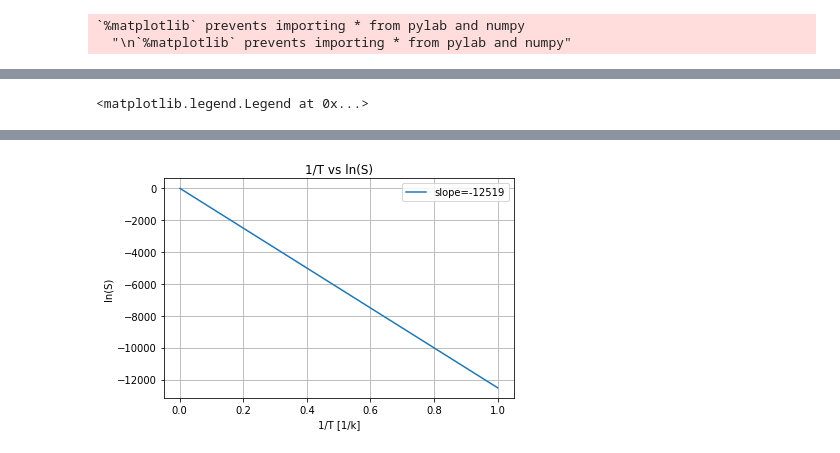
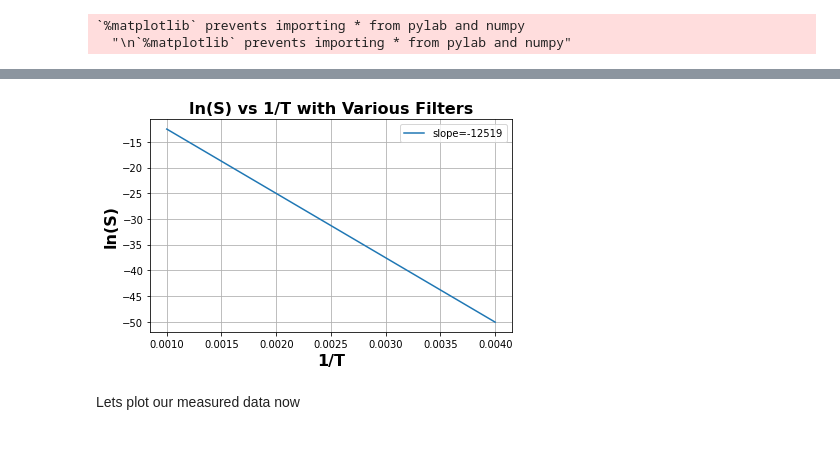
Before and after one commit to AndrewCrossman/PHYS646, a Jupyter notebook: Phys646_BlackBody_Radiation.ipynb, the cells around one changed output, grey strips where cells are left out. Cells and saved outputs as stored; diff of their text form; code cells hidden in the pictures.

```diff
--- a/Phys646_BlackBody_Radiation.ipynb
+++ b/Phys646_BlackBody_Radiation.ipynb
@@ -18,7 +20,7 @@ c = 3*10**8
 l = 1150*10**(-9)
 k = 1.380649*10**(-23)
 # %%
-temps = np.linspace(1,1000,50)
+temps = np.linspace(250,1000,50)
 dtemps = 1/temps
 print(dtemps)
 # %% [output]
@@ -43,10 +47,12 @@ print(slope)
 # %%
 plt.plot(dtemps,lnS, label="slope="+str(int(slope)))
-plt.title("1/T vs ln(S)")
-plt.xlabel("1/T [1/k]")
-plt.ylabel("ln(S)")
+plt.title(r'ln(S) vs 1/T with Various Filters', fontsize=16, fontweight='bold')
+plt.xlabel('1/T', fontsize=16, fontweight='bold')
+plt.ylabel(r'ln(S)', fontsize=16, fontweight='bold')
+plt.legend()
+plt.grid()
 plt.tight_layout()
-plt.grid()
 plt.legend()
+plt.savefig('1.png')
+files.download('1.png')
 # %% [output]
-<matplotlib.legend.Legend at 0x...>
@@ -53,3 +61,5 @@ plt.legend()
-[figure, old version]
+[figure, new version]
+# %% [markdown]
+Lets plot our measured data now
 # %%
 T0=294.85
```
Also changed, not shown: parts of 15 cells of this notebook.
